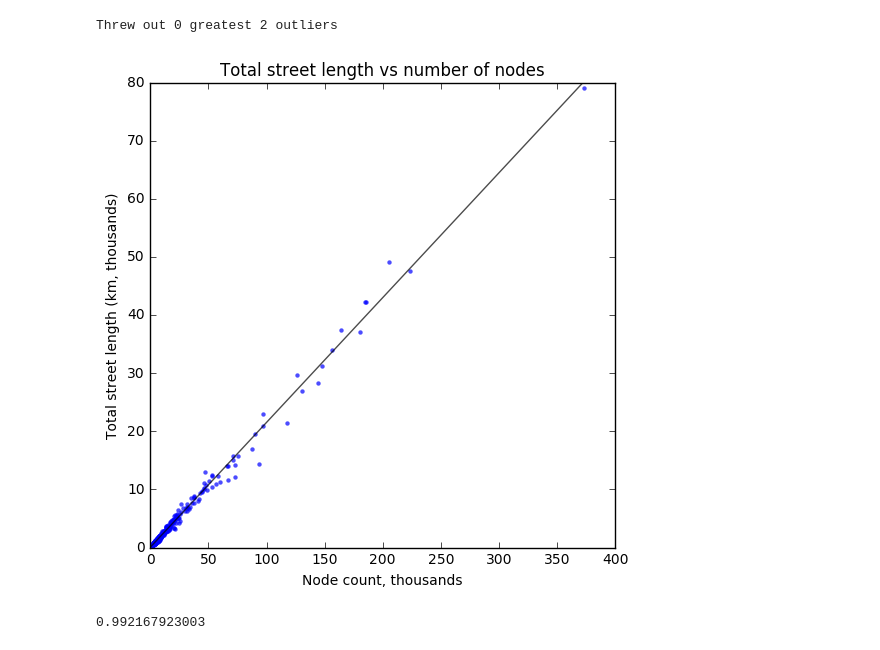
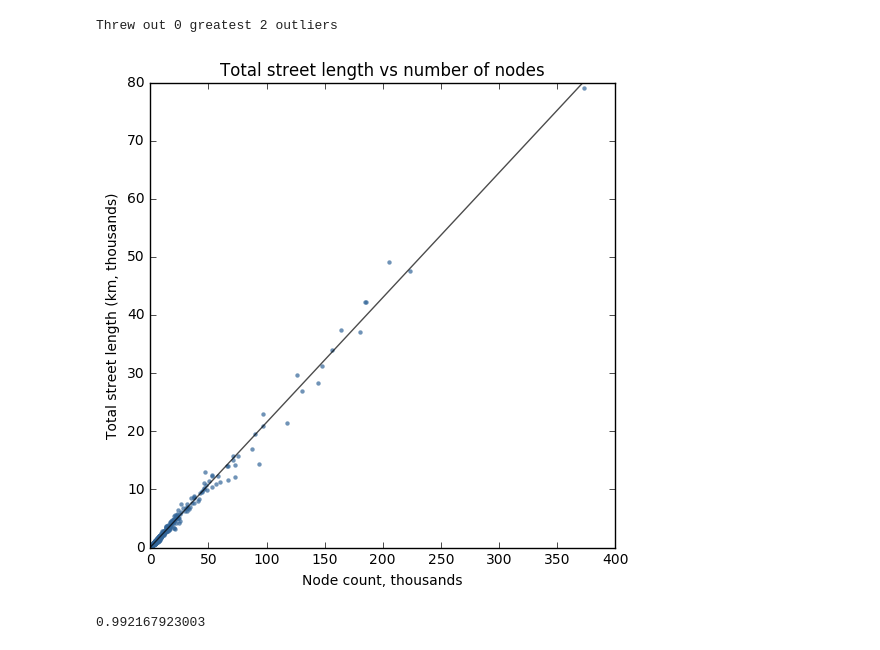
Before and after one commit to gboeing/street-network-analysis, a Jupyter notebook: urbanized-areas-usa/analyze_stats_every_us_urban_area.ipynb, the cells around one changed output. Cells and saved outputs as stored; diff of their text form; code cells hidden in the pictures.

```diff
--- a/urbanized-areas-usa/analyze_stats_every_us_urban_area.ipynb
+++ b/urbanized-areas-usa/analyze_stats_every_us_urban_area.ipynb
@@ -112,34 +112,34 @@ Threw out 0 greatest 2 outliers
 # %%
 fig, ax = plt.subplots(figsize=(6, 6))
 x = stats_plot['n'] / 1000
 y = stats_plot['street_length_total'] / 1000 / 1000
 
 xlim = [0, math.ceil(x.max()/100)*100] #round to nearest greater 100
 ylim = [0, math.ceil(y.max()/20)*20] #round to nearest greater 20
 
 # regress y on x
 results = sm.OLS(y, sm.add_constant(x)).fit()
 
 # calculate estimated y values for regression line
 x_line = pd.Series(xlim)
 y_est = x_line * results.params[1] + results.params[0]
 
 # draw regression line and scatter plot the points
 ax.plot(x_line, y_est, c='k', alpha=0.7, linewidth=1, zorder=1)
-ax.scatter(x=x, y=y, c='b', linewidths=0, alpha=0.7, s=10)
+ax.scatter(x=x, y=y, c='#336699', linewidths=0, alpha=0.7, s=10)
 ax.set_xlim(xlim)
 ax.set_ylim(ylim)
 #ax.set_xlim((0,15000))
 #ax.set_ylim((0,3000))
 
 ax.set_title('Total street length vs number of nodes')
 ax.set_xlabel('Node count, thousands')
 ax.set_ylabel('Total street length (km, thousands)')
 
 fig.savefig(filename='images/usa-ua-street-length-vs-nodes', dpi=300, bbox_inches='tight')
 plt.show()
 # %% [output]
-[figure, old version]
+[figure, new version]
 # %%
 print(results.rsquared)
 results.params
```
Also changed, not shown: parts of 6 cells of this notebook, 21 other files.
